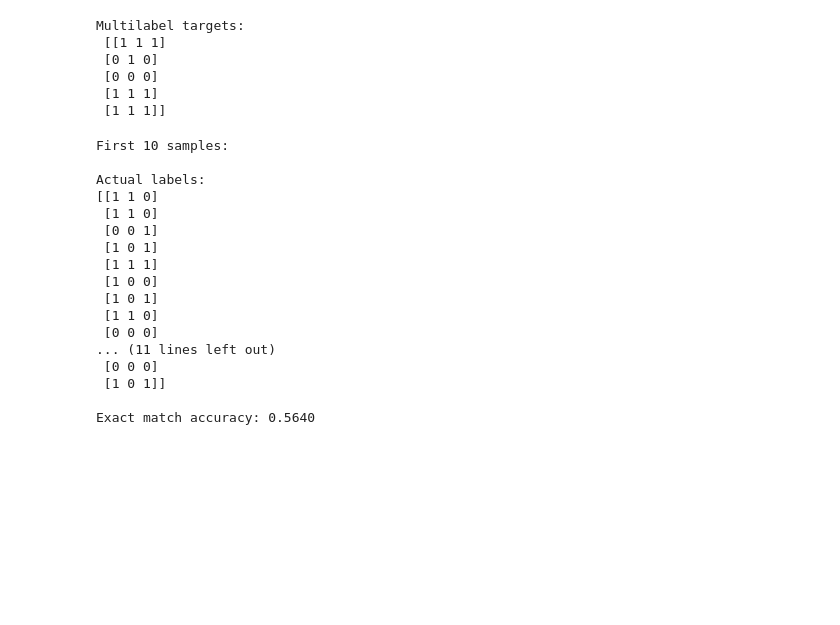
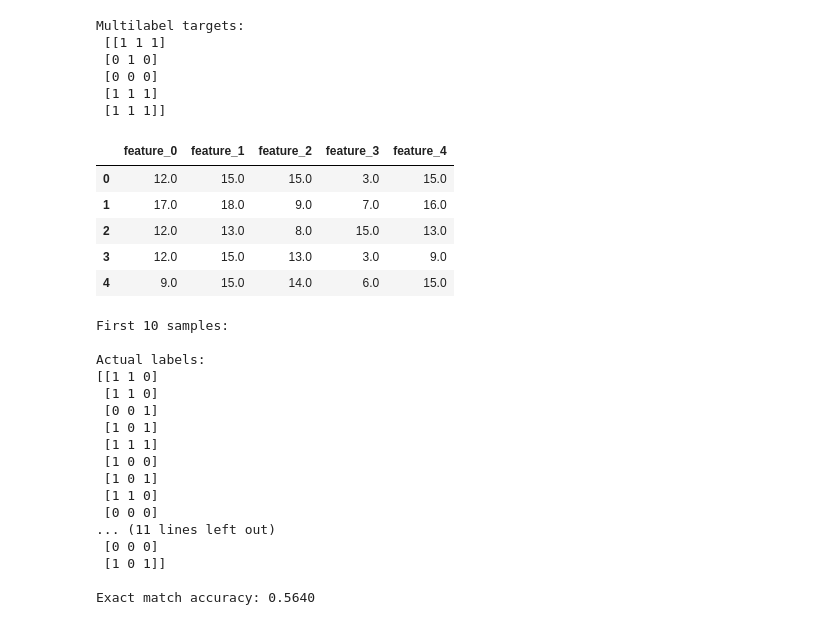
Before and after one commit to gperdrizet/fullstack-2605, a Jupyter notebook: unit-3/lesson-20/lesson-20-demo.ipynb, the cells around one changed output. Cells and saved outputs as stored; diff of their text form; code cells hidden in the pictures; blank space fills up the shorter version.

Commit message:
Clean run of multilabel/multiclass stuff

```diff
--- a/unit-3/lesson-20/lesson-20-demo.ipynb
+++ b/unit-3/lesson-20/lesson-20-demo.ipynb
@@ -1040,6 +1041,15 @@ Multilabel targets:
  [0 0 0]
  [1 1 1]
  [1 1 1]]
+# %%
+multilabel_df.head()
+# %% [output]
+|  | feature_0 | feature_1 | feature_2 | feature_3 | feature_4 |
+| 0 | 12.0 | 15.0 | 15.0 | 3.0 | 15.0 |
+| 1 | 17.0 | 18.0 | 9.0 | 7.0 | 16.0 |
+| 2 | 12.0 | 13.0 | 8.0 | 15.0 | 13.0 |
+| 3 | 12.0 | 15.0 | 13.0 | 3.0 | 9.0 |
+| 4 | 9.0 | 15.0 | 14.0 | 6.0 | 15.0 |
 # %%
 # Split into train and test sets
 X_train, X_test, y_train, y_test = train_test_split(
```
Also changed, not shown: parts of 1 cell of this notebook.
